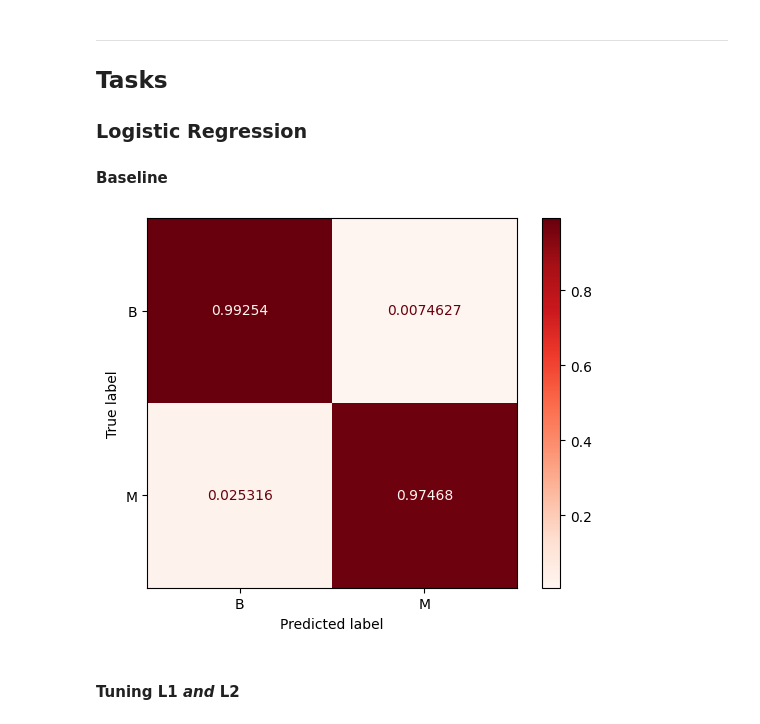
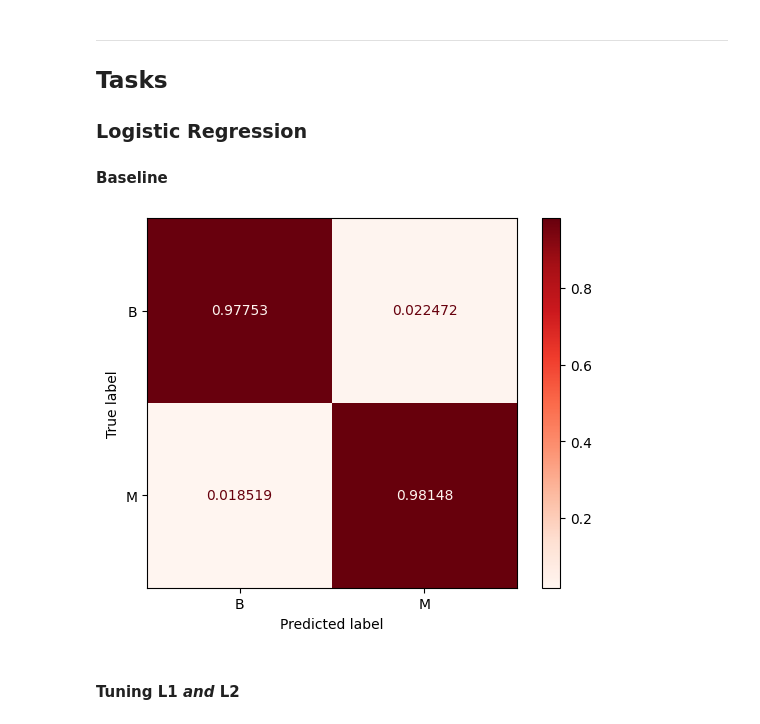
Before and after one commit to john-a-dixon/coding-dojo, a Jupyter notebook: Week 7/W7C2.ipynb, the cells around one changed output. Cells and saved outputs as stored; diff of their text form; code cells hidden in the pictures.

```diff
--- a/Week 7/W7C2.ipynb
+++ b/Week 7/W7C2.ipynb
@@ -63,14 +63,14 @@ lor_pipeline = make_pipeline(scaler, lor)
 # %%
 # Fit and evaluate
 lor_pipeline.fit(X_train, y_train)
 ConfusionMatrixDisplay.from_predictions(
-    y_train,
-    lor_pipeline.predict(X_train),
+    y_test,
+    lor_pipeline.predict(X_test),
     cmap="Reds",
     normalize="true",
     values_format=".5g"
 );
 # %% [output]
-[figure, old version]
+[figure, new version]
 # %% [markdown]
 #### **Tuning L1 _and_ L2**
```
Also changed, not shown: parts of 2 cells of this notebook.
